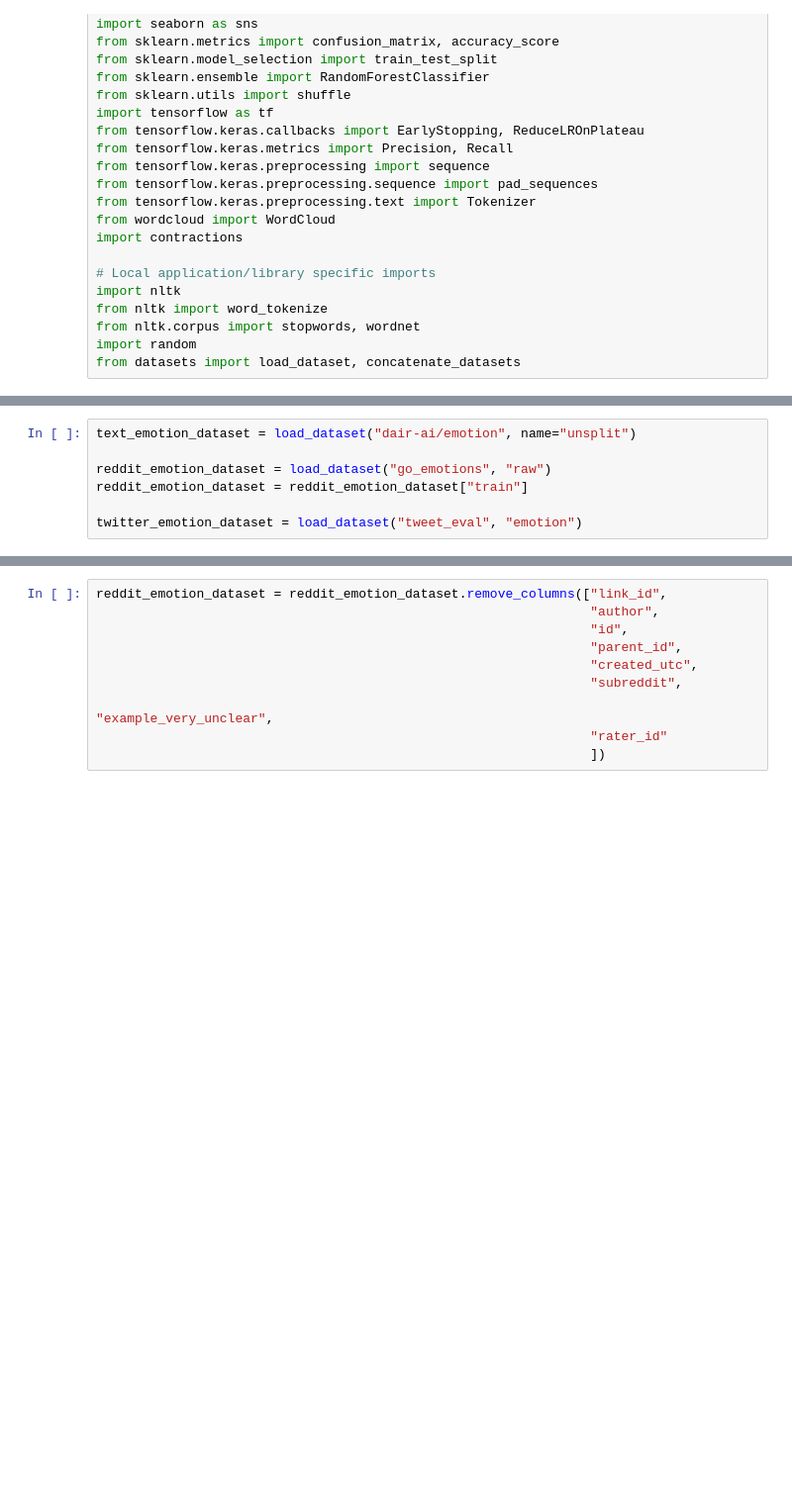
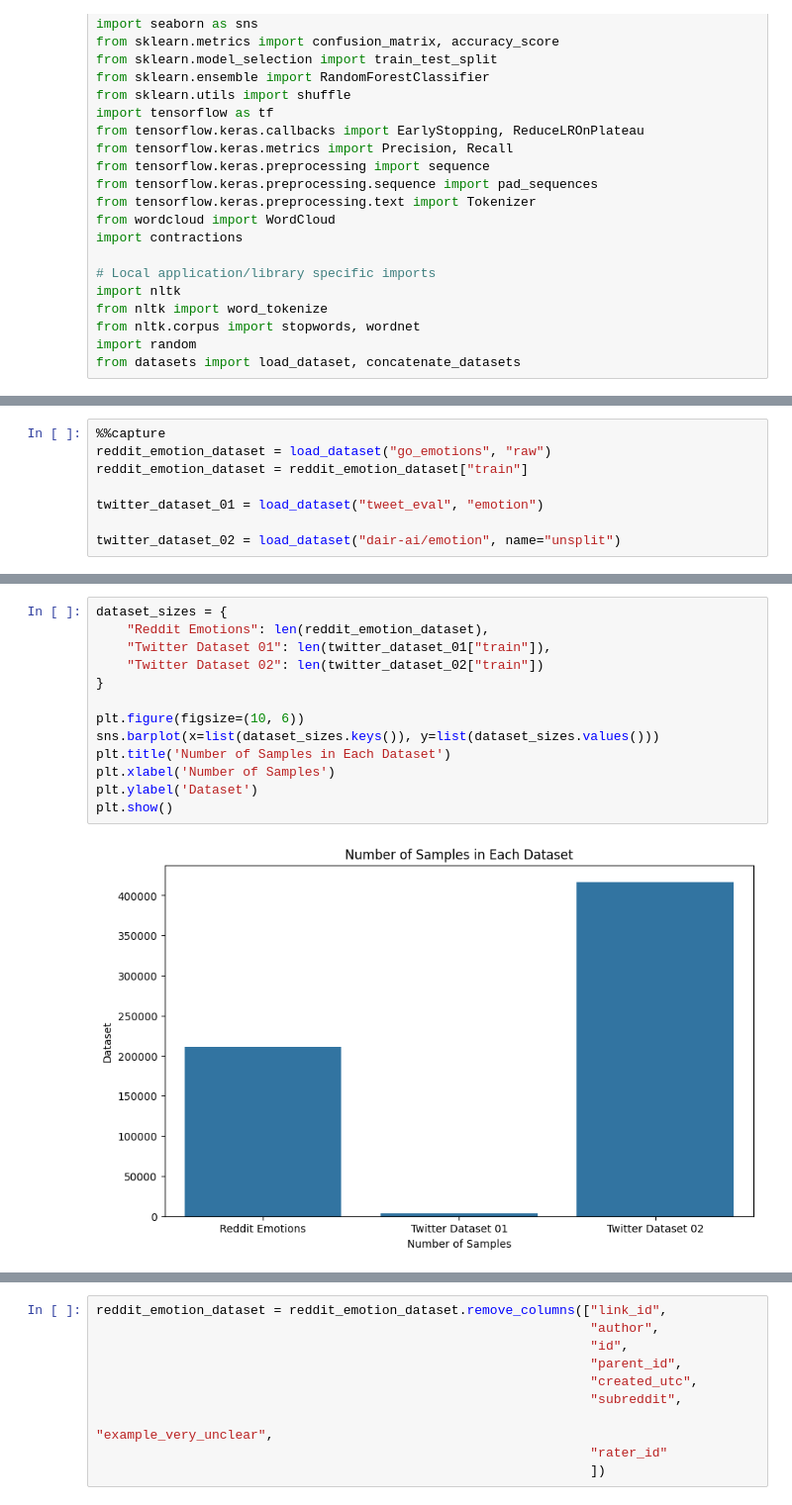
Before and after one commit to anyaachan/EmotionRecognition, a Jupyter notebook: notebooks/data_exploration.ipynb, the cells around one changed output, grey strips where cells are left out. Shown at 99% size. Saved outputs shown, nothing was run; the diff lists cells and outputs as text; blank space fills up the shorter version.

```diff
--- a/notebooks/data_exploration.ipynb
+++ b/notebooks/data_exploration.ipynb
@@ -52,7 +64,8 @@ True
 # %%
-text_emotion_dataset = load_dataset("dair-ai/emotion", name="unsplit")
-
+%%capture
 reddit_emotion_dataset = load_dataset("go_emotions", "raw")
 reddit_emotion_dataset = reddit_emotion_dataset["train"]
 
-twitter_emotion_dataset = load_dataset("tweet_eval", "emotion")
+twitter_dataset_01 = load_dataset("tweet_eval", "emotion")
+
+twitter_dataset_02 = load_dataset("dair-ai/emotion", name="unsplit")
@@ -58,0 +81,15 @@ twitter_emotion_dataset = load_dataset("tweet_eval", "emotion")
+# %%
+dataset_sizes = {
+    "Reddit Emotions": len(reddit_emotion_dataset),
+    "Twitter Dataset 01": len(twitter_dataset_01["train"]),
+    "Twitter Dataset 02": len(twitter_dataset_02["train"])
+}
+
+plt.figure(figsize=(10, 6))
+sns.barplot(x=list(dataset_sizes.keys()), y=list(dataset_sizes.values()))
+plt.title('Number of Samples in Each Dataset')
+plt.xlabel('Number of Samples')
+plt.ylabel('Dataset')
+plt.show()
+# %% [output]
+[figure, added]
```
Also changed, not shown: parts of 65 cells of this notebook, 1 other file.
